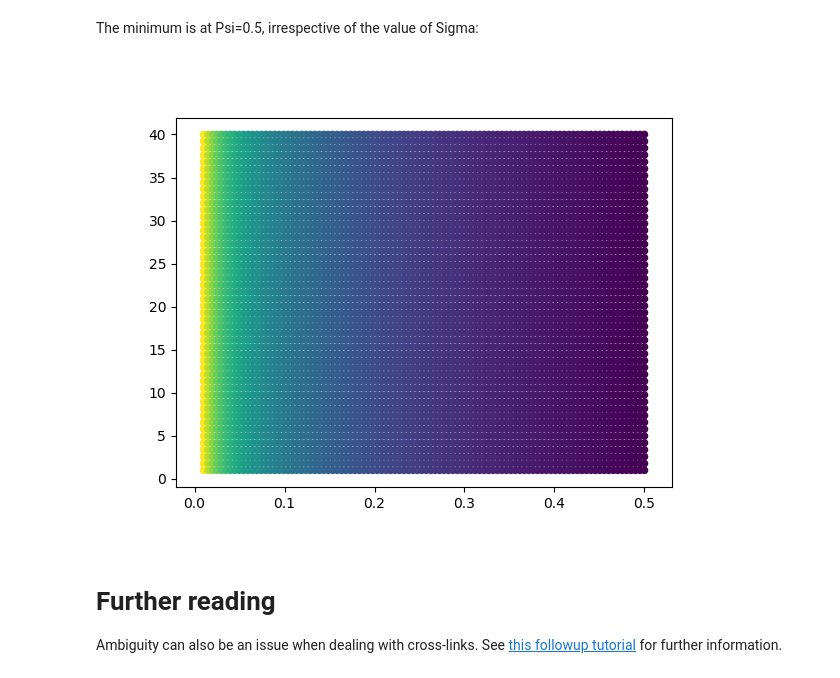
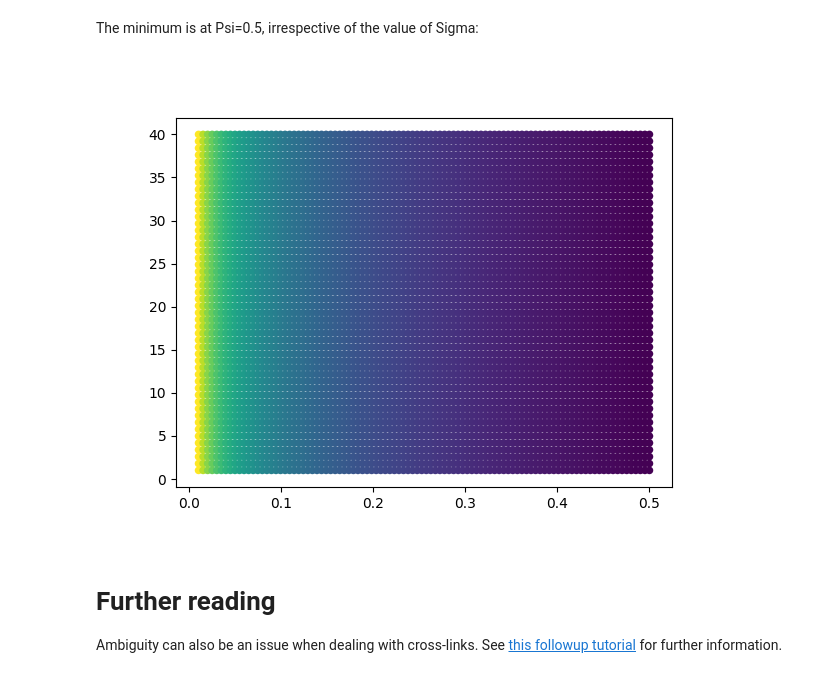
Before and after one commit to salilab/cross_linking_tutorial, a Jupyter notebook: cross-link_ms.ipynb, the cells around one changed output. Cells and saved outputs as stored; diff of their text form; code cells hidden in the pictures.

```diff
--- a/cross-link_ms.ipynb
+++ b/cross-link_ms.ipynb
@@ -99,8 +100,8 @@ print(cldb)
 With the database we can now set up the scoring function. Note the text generated. The program reports the nuisance particles associated to the cross-link (sigma and psi):
 # %%
 xl = IMP.pmi.restraints.crosslinking.CrossLinkingMassSpectrometryRestraint(
-    root_hier=hier, CrossLinkDataBase=cldb, length=21.0, slope=0.0,
-    resolution=1.0, label="XL")
+    root_hier=hier, database=cldb, length=21.0, slope=0.0,
+    resolution=1.0, label="XL", linker=ihm.cross_linkers.dss)
 # %% [output]
 gathering copies
 defaultdict(<class 'int'>, {'ProtA': 0, 'ProtB': 0})
@@ -184,8 +185,8 @@ print(fcldb)
 Now we can create a new restraint based on this database and, as before, score while moving ProtA:
 # %%
 xl1 = IMP.pmi.restraints.crosslinking.CrossLinkingMassSpectrometryRestraint(
-    root_hier=hier, CrossLinkDataBase=fcldb, length=21.0, slope=0.0,
-    resolution=1.0, label="XL")
+    root_hier=hier, database=fcldb, length=21.0, slope=0.0,
+    resolution=1.0, label="XL", linker=ihm.cross_linkers.dss)
 
 scores=[]
 xs=[]
@@ -368,12 +369,12 @@ The minimum is at Psi=0.5, irrespective of the value of Sigma:
 # %%
 import matplotlib.pyplot as plt
 %matplotlib inline
 
 fig, ax = plt.subplots()
-ax.scatter(psis, sigmas, c=scores, s=30, edgecolor='')
+ax.scatter(psis, sigmas, c=scores, s=30, edgecolor=[])
 plt.show()
 # %% [output]
-[figure, old version]
+[figure, new version]
 # %% [markdown]
 # Further reading<a id="autotoc3v1"></a>
 Ambiguity can also be an issue when dealing with cross-links. See [this followup tutorial](cross-link_ms-ambiguity.ipynb) for further information.
```
Also changed, not shown: parts of 4 cells of this notebook, 2 other files.
